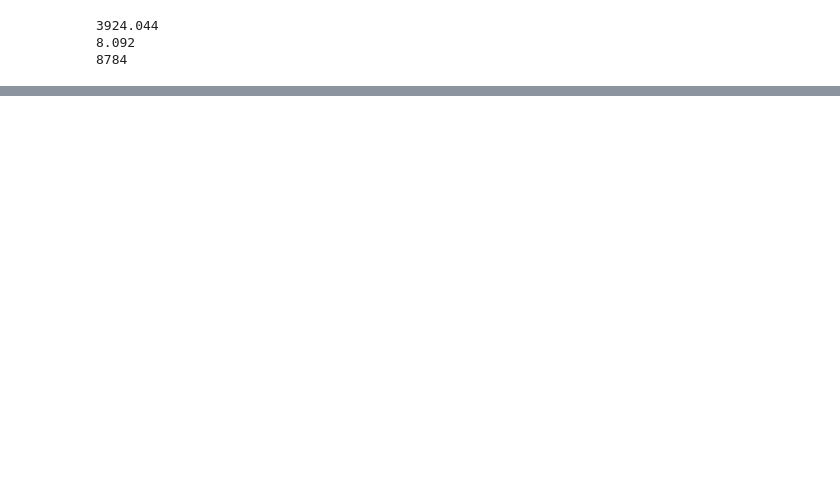
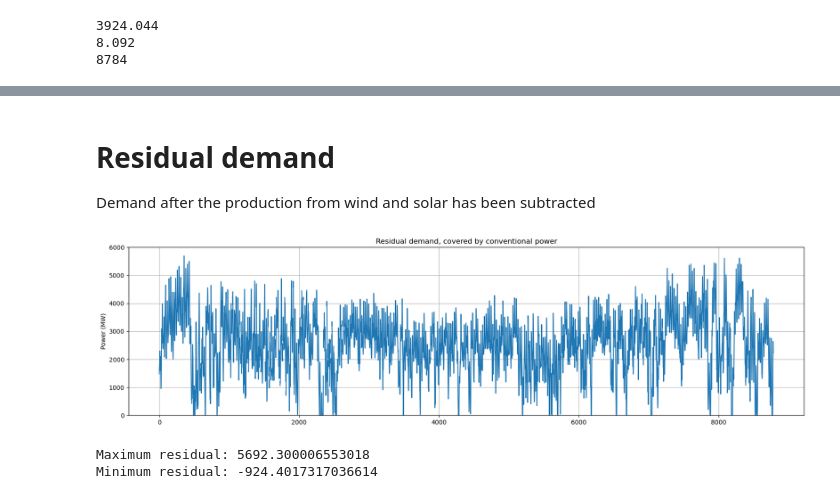
Before and after one commit to avaveriksen/ireland-grid-project, a Jupyter notebook: time-series-analysis/time-series-analysis.ipynb, the cells around one changed output, grey strips where cells are left out. Saved outputs shown, nothing was run; the diff lists cells and outputs as text; code cells hidden in the pictures; blank space fills up the shorter version.

```diff
--- a/time-series-analysis/time-series-analysis.ipynb
+++ b/time-series-analysis/time-series-analysis.ipynb
@@ -106,0 +202,20 @@ Name: National, Length: 8784, dtype: object
+# %% [markdown]
+# Residual demand
+Demand after the production from wind and solar has been subtracted
+# %%
+residual = demand - pv_power - wind_recordings
+plt.figure(figsize=(20, 5))
+plt.plot(residual)
+plt.grid(True)
+plt.title("Residual demand, covered by conventional power")
+plt.ylabel("Power (MW)")
+plt.ylim([0, 6000])
+plt.savefig("residual-demand.png", format='png', facecolor='w', dpi=300, bbox_inches='tight', edgecolor='k')
+# %% [output]
+[figure, added]
+# %%
+print("Maximum residual:", max(residual))
+print("Minimum residual:", min(residual))
+# %% [output]
+Maximum residual: 5692.300006553018
+Minimum residual: -924.4017317036614
```
Also changed, not shown: parts of 15 cells of this notebook.
